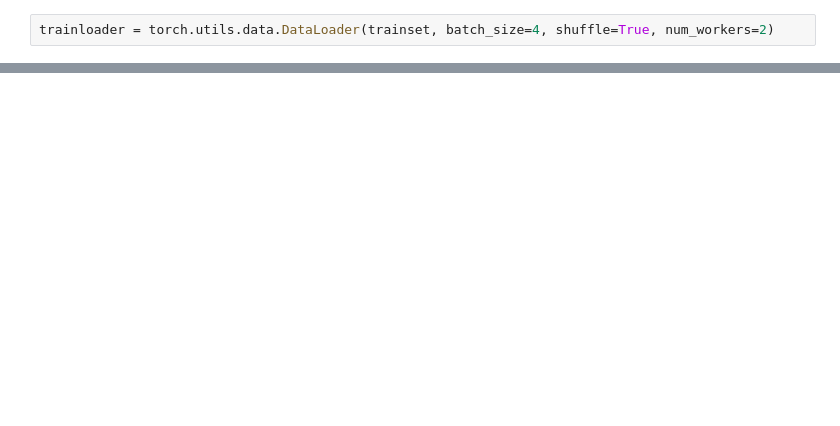
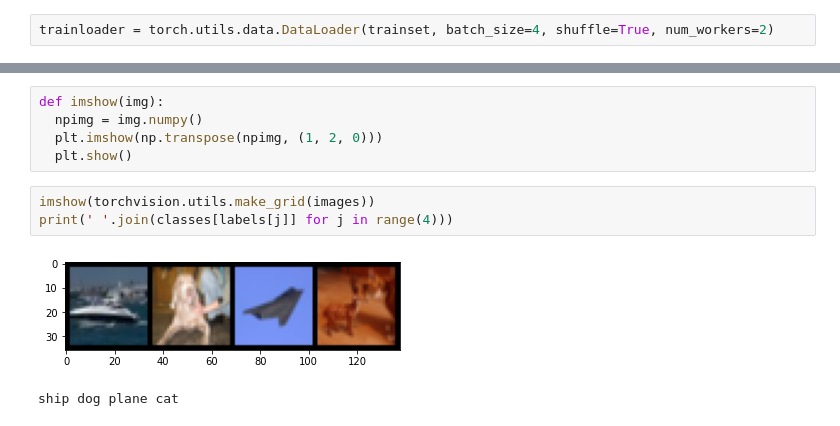
Before and after one commit to Arpitkamal/Deep-Learning--108--Convolutional-Neural-Netwokr, a Jupyter notebook: PyTorchCNN.ipynb, the cells around one changed output, grey strips where cells are left out. Saved outputs shown, nothing was run; the diff lists cells and outputs as text; blank space fills up the shorter version.

```diff
--- a/PyTorchCNN.ipynb
+++ b/PyTorchCNN.ipynb
@@ -44,0 +68,11 @@ torch.Size([3, 32, 32])
+# %%
+def imshow(img):
+  npimg = img.numpy()
+  plt.imshow(np.transpose(npimg, (1, 2, 0)))
+  plt.show()
+# %%
+imshow(torchvision.utils.make_grid(images))
+print(' '.join(classes[labels[j]] for j in range(4)))
+# %% [output]
+[figure, added]
+ship dog plane cat
```
Also changed, not shown: parts of 7 cells of this notebook.
